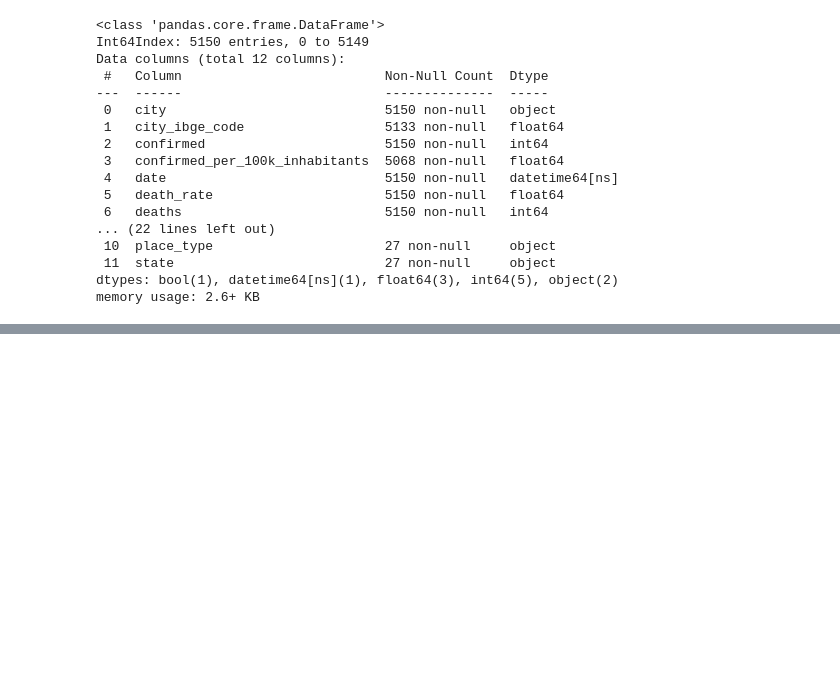
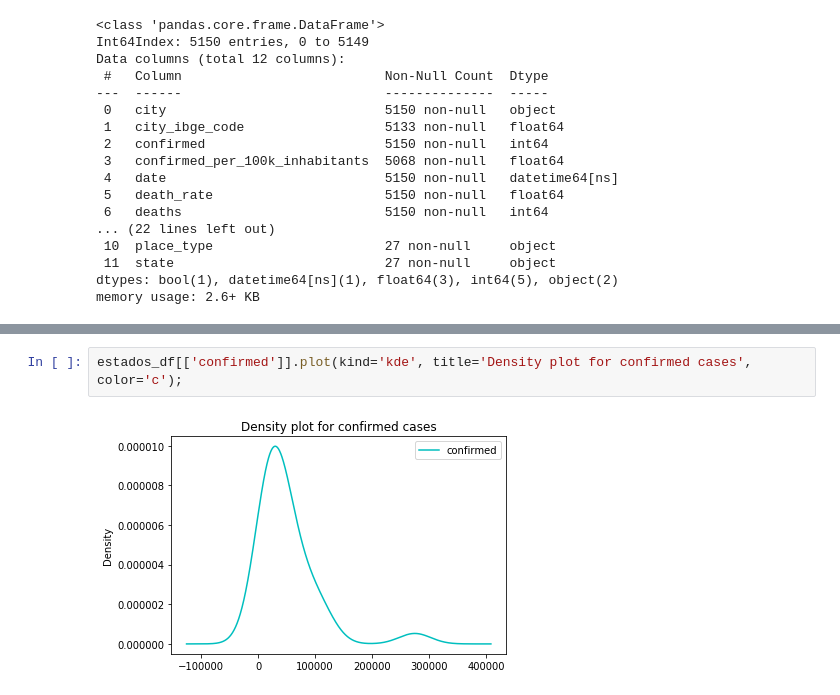
Before and after one commit to gutospinelli/covid19Brazil, a Jupyter notebook: notebooks/2 - Data Exploration - Covid19 Brazil IO Data.ipynb, the cells around one changed output, grey strips where cells are left out. Saved outputs shown, nothing was run; the diff lists cells and outputs as text; blank space fills up the shorter version.

```diff
--- a/notebooks/2 - Data Exploration - Covid19 Brazil IO Data.ipynb
+++ b/notebooks/2 - Data Exploration - Covid19 Brazil IO Data.ipynb
@@ -54,0 +101,4 @@ memory usage: 2.6+ KB
+# %%
+estados_df[['confirmed']].plot(kind='kde', title='Density plot for confirmed cases', color='c');
+# %% [output]
+[figure, added]
```
Also changed, not shown: parts of 12 cells of this notebook.
